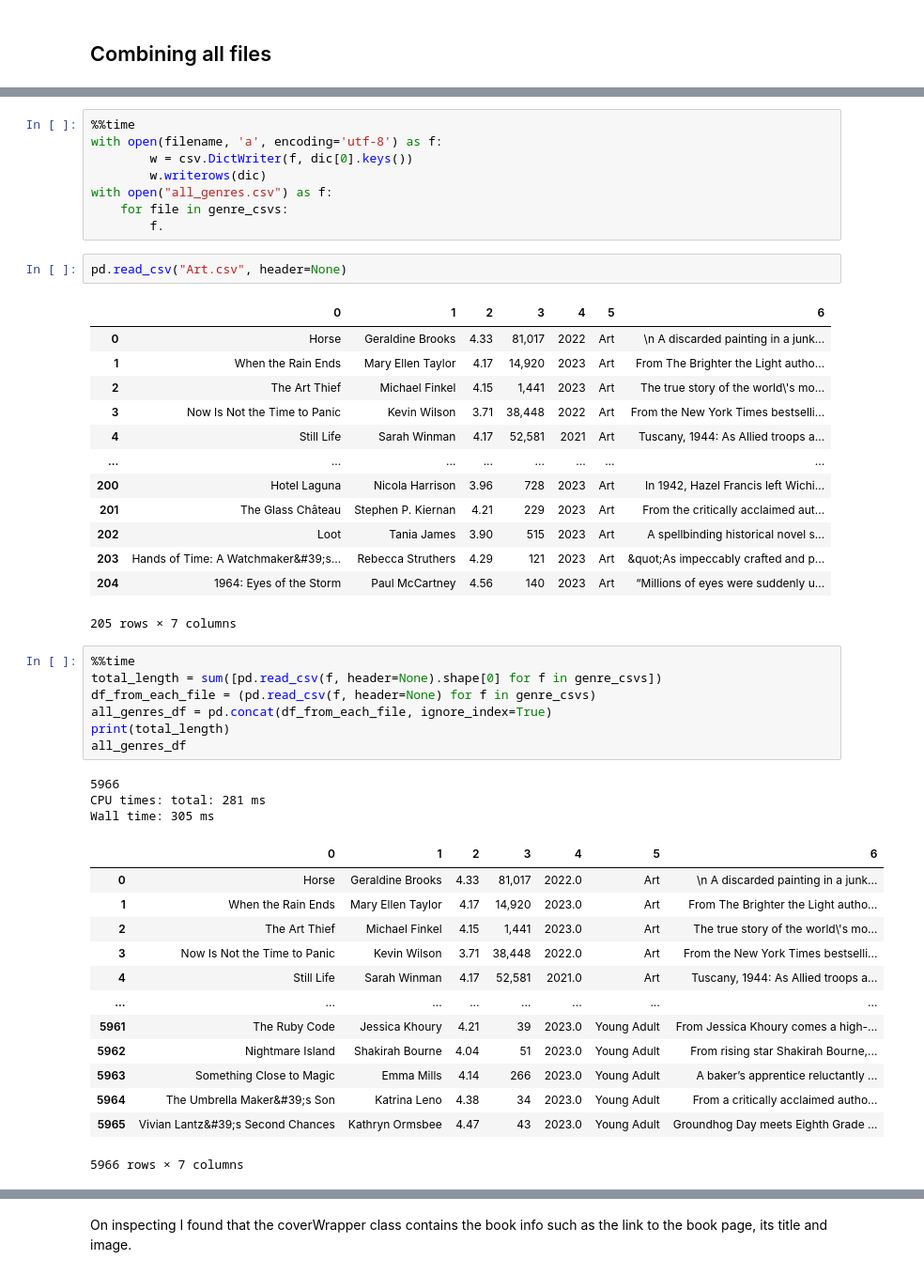
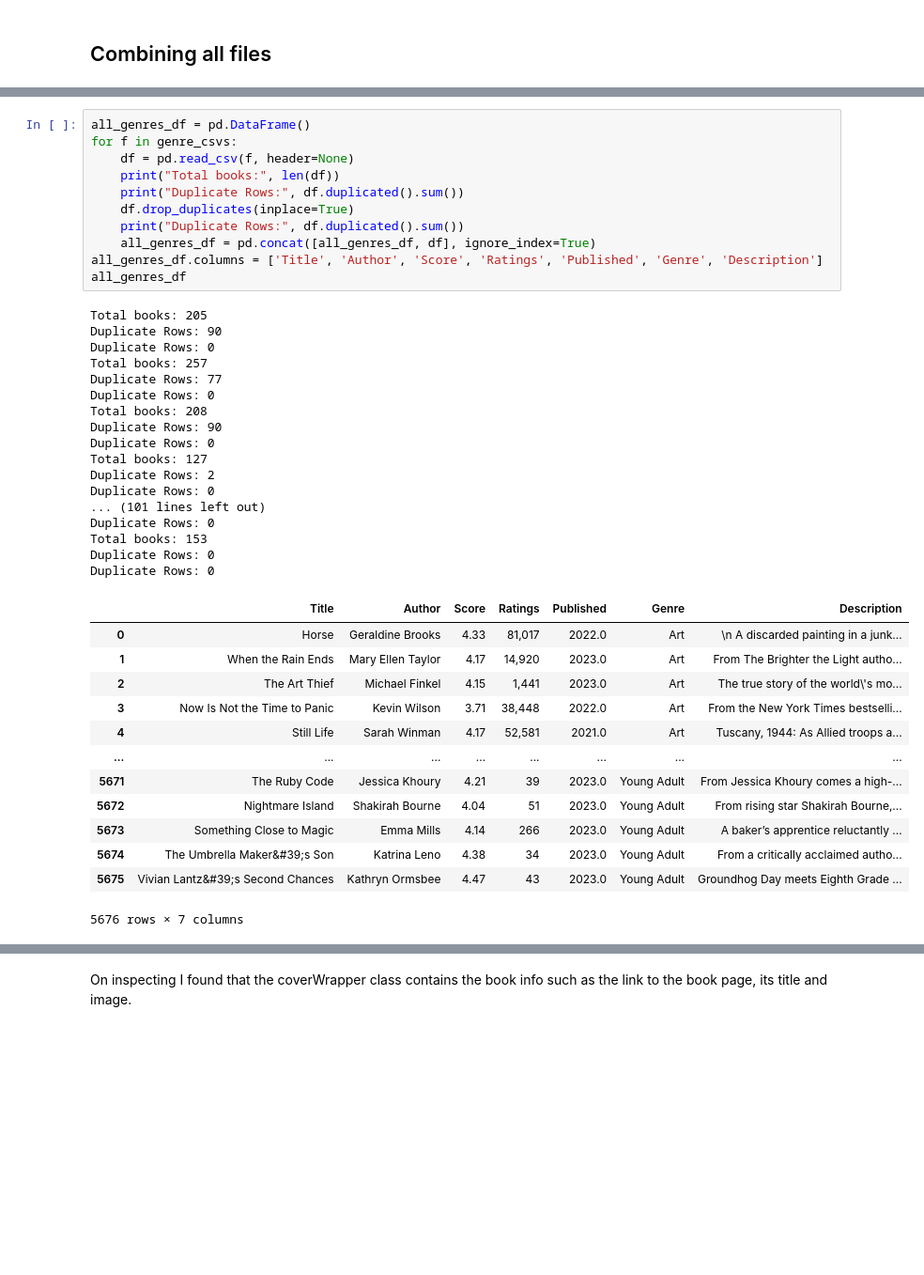
Before and after one commit to nikhil-1e9/web-scraping, a Jupyter notebook: Scraping-Goodreads.ipynb, the cells around one changed output, grey strips where cells are left out. Shown at 94% size. Drawn from its saved outputs; the diff is of its cells as text; blank space fills up the shorter version.

```diff
--- a/Scraping-Goodreads.ipynb
+++ b/Scraping-Goodreads.ipynb
@@ -402,52 +402,46 @@ genre_csvs
  'Thriller.csv',
  'Travel.csv',
  'Young Adult.csv']
-# %%
-%%time
-with open(filename, 'a', encoding='utf-8') as f:
-        w = csv.DictWriter(f, dic[0].keys())
-        w.writerows(dic)
-with open("all_genres.csv") as f:
-    for file in genre_csvs:
-        f.
-# %%
-pd.read_csv("Art.csv", header=None)
-# %% [output]
-|  | 0 | 1 | 2 | 3 | 4 | 5 | 6 |
-| 0 | Horse | Geraldine Brooks | 4.33 | 81,017 | 2022 | Art | \n A discarded painting in a junk... |
-| 1 | When the Rain Ends | Mary Ellen Taylor | 4.17 | 14,920 | 2023 | Art | From The Brighter the Light autho... |
-| 2 | The Art Thief | Michael Finkel | 4.15 | 1,441 | 2023 | Art | The true story of the world\'s mo... |
-| 3 | Now Is Not the Time to Panic | Kevin Wilson | 3.71 | 38,448 | 2022 | Art | From the New York Times bestselli... |
-| 4 | Still Life | Sarah Winman | 4.17 | 52,581 | 2021 | Art | Tuscany, 1944: As Allied troops a... |
-| ... | ... | ... | ... | ... | ... | ... | ... |
-| 200 | Hotel Laguna | Nicola Harrison | 3.96 | 728 | 2023 | Art | In 1942, Hazel Francis left Wichi... |
-| 201 | The Glass Château | Stephen P. Kiernan | 4.21 | 229 | 2023 | Art | From the critically acclaimed aut... |
-| 202 | Loot | Tania James | 3.90 | 515 | 2023 | Art | A spellbinding historical novel s... |
-| 203 | Hands of Time: A Watchmaker&#39;s... | Rebecca Struthers | 4.29 | 121 | 2023 | Art | &quot;As impeccably crafted and p... |
-| 204 | 1964: Eyes of the Storm | Paul McCartney | 4.56 | 140 | 2023 | Art | “Millions of eyes were suddenly u... |
-205 rows × 7 columns
 # %%
-%%time
-total_length = sum([pd.read_csv(f, header=None).shape[0] for f in genre_csvs])
-df_from_each_file = (pd.read_csv(f, header=None) for f in genre_csvs)
-all_genres_df = pd.concat(df_from_each_file, ignore_index=True)
-print(total_length)
+all_genres_df = pd.DataFrame()
+for f in genre_csvs:
+    df = pd.read_csv(f, header=None)
+    print("Total books:", len(df))
+    print("Duplicate Rows:", df.duplicated().sum())
+    df.drop_duplicates(inplace=True)
+    print("Duplicate Rows:", df.duplicated().sum())
+    all_genres_df = pd.concat([all_genres_df, df], ignore_index=True)
+all_genres_df.columns = ['Title', 'Author', 'Score', 'Ratings', 'Published', 'Genre', 'Description']
 all_genres_df
 # %% [output]
-5966
-CPU times: total: 281 ms
-Wall time: 305 ms
+Total books: 205
+Duplicate Rows: 90
+Duplicate Rows: 0
+Total books: 257
+Duplicate Rows: 77
+Duplicate Rows: 0
+Total books: 208
+Duplicate Rows: 90
+Duplicate Rows: 0
+Total books: 127
+Duplicate Rows: 2
+Duplicate Rows: 0
+... (101 lines left out)
+Duplicate Rows: 0
+Total books: 153
+Duplicate Rows: 0
+Duplicate Rows: 0
-|  | 0 | 1 | 2 | 3 | 4 | 5 | 6 |
+|  | Title | Author | Score | Ratings | Published | Genre | Description |
 | 0 | Horse | Geraldine Brooks | 4.33 | 81,017 | 2022.0 | Art | \n A discarded painting in a junk... |
 | 1 | When the Rain Ends | Mary Ellen Taylor | 4.17 | 14,920 | 2023.0 | Art | From The Brighter the Light autho... |
 | 2 | The Art Thief | Michael Finkel | 4.15 | 1,441 | 2023.0 | Art | The true story of the world\'s mo... |
 | 3 | Now Is Not the Time to Panic | Kevin Wilson | 3.71 | 38,448 | 2022.0 | Art | From the New York Times bestselli... |
 | 4 | Still Life | Sarah Winman | 4.17 | 52,581 | 2021.0 | Art | Tuscany, 1944: As Allied troops a... |
 | ... | ... | ... | ... | ... | ... | ... | ... |
-| 5961 | The Ruby Code | Jessica Khoury | 4.21 | 39 | 2023.0 | Young Adult | From Jessica Khoury comes a high-... |
-| 5962 | Nightmare Island | Shakirah Bourne | 4.04 | 51 | 2023.0 | Young Adult | From rising star Shakirah Bourne,... |
-| 5963 | Something Close to Magic | Emma Mills | 4.14 | 266 | 2023.0 | Young Adult | A baker’s apprentice reluctantly ... |
-| 5964 | The Umbrella Maker&#39;s Son | Katrina Leno | 4.38 | 34 | 2023.0 | Young Adult | From a critically acclaimed autho... |
-| 5965 | Vivian Lantz&#39;s Second Chances | Kathryn Ormsbee | 4.47 | 43 | 2023.0 | Young Adult | Groundhog Day meets Eighth Grade ... |
+| 5671 | The Ruby Code | Jessica Khoury | 4.21 | 39 | 2023.0 | Young Adult | From Jessica Khoury comes a high-... |
+| 5672 | Nightmare Island | Shakirah Bourne | 4.04 | 51 | 2023.0 | Young Adult | From rising star Shakirah Bourne,... |
+| 5673 | Something Close to Magic | Emma Mills | 4.14 | 266 | 2023.0 | Young Adult | A baker’s apprentice reluctantly ... |
+| 5674 | The Umbrella Maker&#39;s Son | Katrina Leno | 4.38 | 34 | 2023.0 | Young Adult | From a critically acclaimed autho... |
+| 5675 | Vivian Lantz&#39;s Second Chances | Kathryn Ormsbee | 4.47 | 43 | 2023.0 | Young Adult | Groundhog Day meets Eighth Grade ... |
-5966 rows × 7 columns
+5676 rows × 7 columns
 # %%
```
Also changed, not shown: parts of 9 cells of this notebook.
